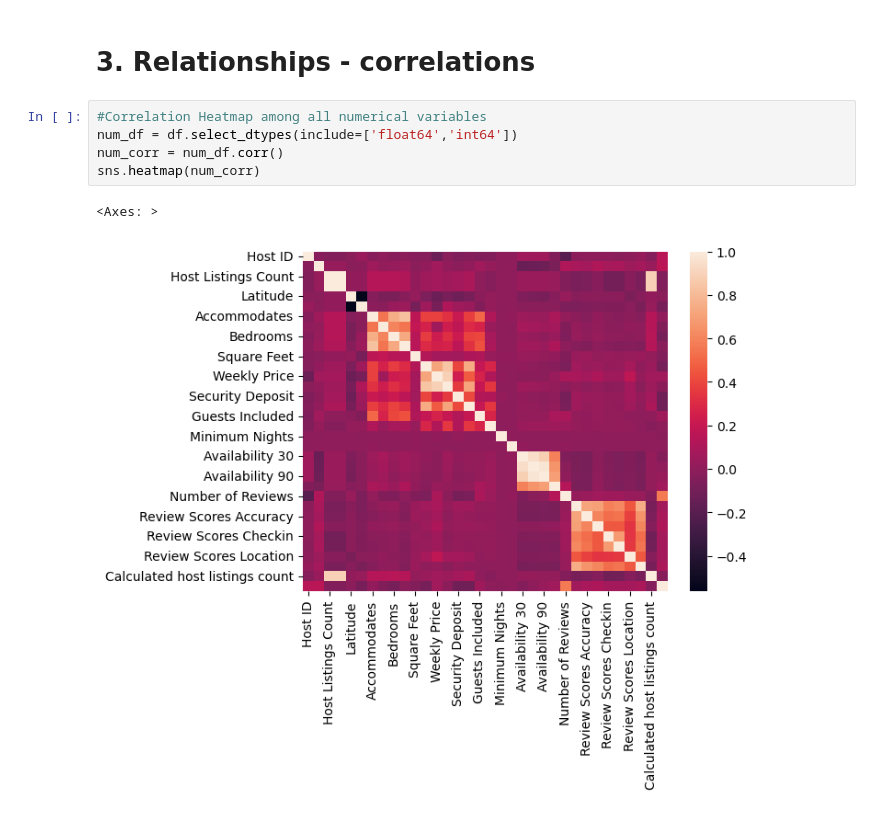
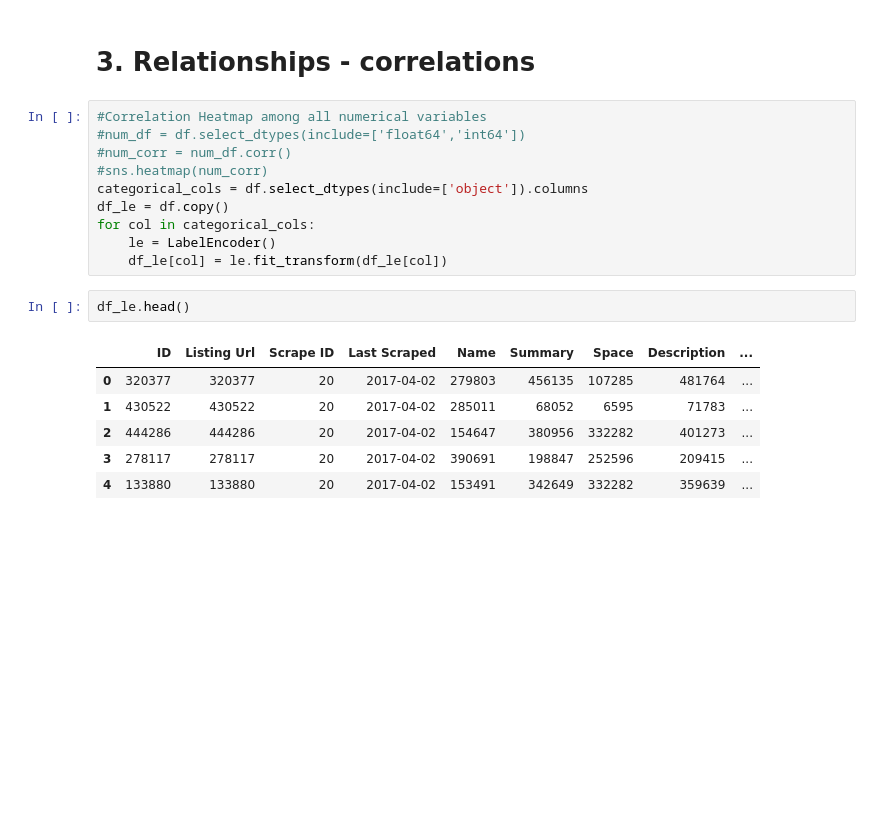
Before and after one commit to deerings/Capstone, a Jupyter notebook: Capstone Code.ipynb, the cells around one changed output. Saved outputs shown, nothing was run; the diff lists cells and outputs as text; blank space fills up the shorter version.

```diff
--- a/Capstone Code.ipynb
+++ b/Capstone Code.ipynb
@@ -477,9 +465,20 @@ The IQR method has detected many outliers across various variables in the datase
 # 3. Relationships - correlations
 # %%
 #Correlation Heatmap among all numerical variables
-num_df = df.select_dtypes(include=['float64','int64'])
-num_corr = num_df.corr()
-sns.heatmap(num_corr)
+#num_df = df.select_dtypes(include=['float64','int64'])
+#num_corr = num_df.corr()
+#sns.heatmap(num_corr)
+categorical_cols = df.select_dtypes(include=['object']).columns
+df_le = df.copy()
+for col in categorical_cols:
+    le = LabelEncoder()
+    df_le[col] = le.fit_transform(df_le[col])
-# %% [output]
-<Axes: >
-[figure, removed]
+# %%
+df_le.head()
+# %% [output]
+|  | ID | Listing Url | Scrape ID | Last Scraped | Name | Summary | Space | Description | ... |
+| 0 | 320377 | 320377 | 20 | 2017-04-02 | 279803 | 456135 | 107285 | 481764 | ... |
+| 1 | 430522 | 430522 | 20 | 2017-04-02 | 285011 | 68052 | 6595 | 71783 | ... |
+| 2 | 444286 | 444286 | 20 | 2017-04-02 | 154647 | 380956 | 332282 | 401273 | ... |
+| 3 | 278117 | 278117 | 20 | 2017-04-02 | 390691 | 198847 | 252596 | 209415 | ... |
+| 4 | 133880 | 133880 | 20 | 2017-04-02 | 153491 | 342649 | 332282 | 359639 | ... |
```
Also changed, not shown: parts of 7 cells of this notebook.
